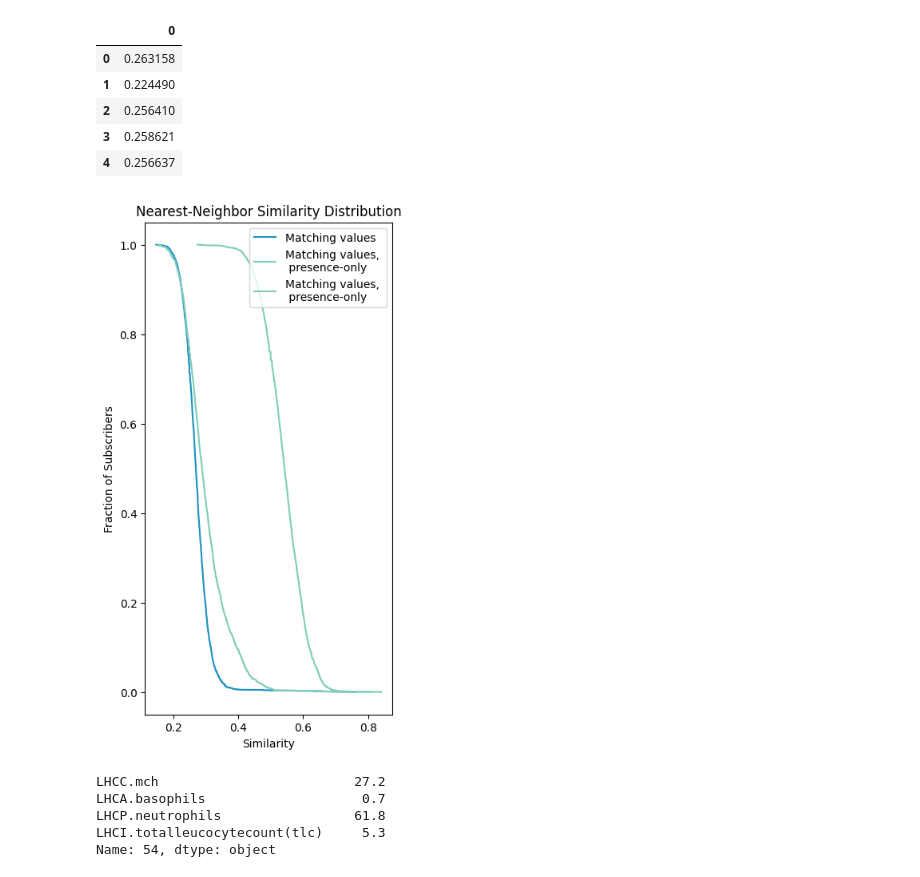
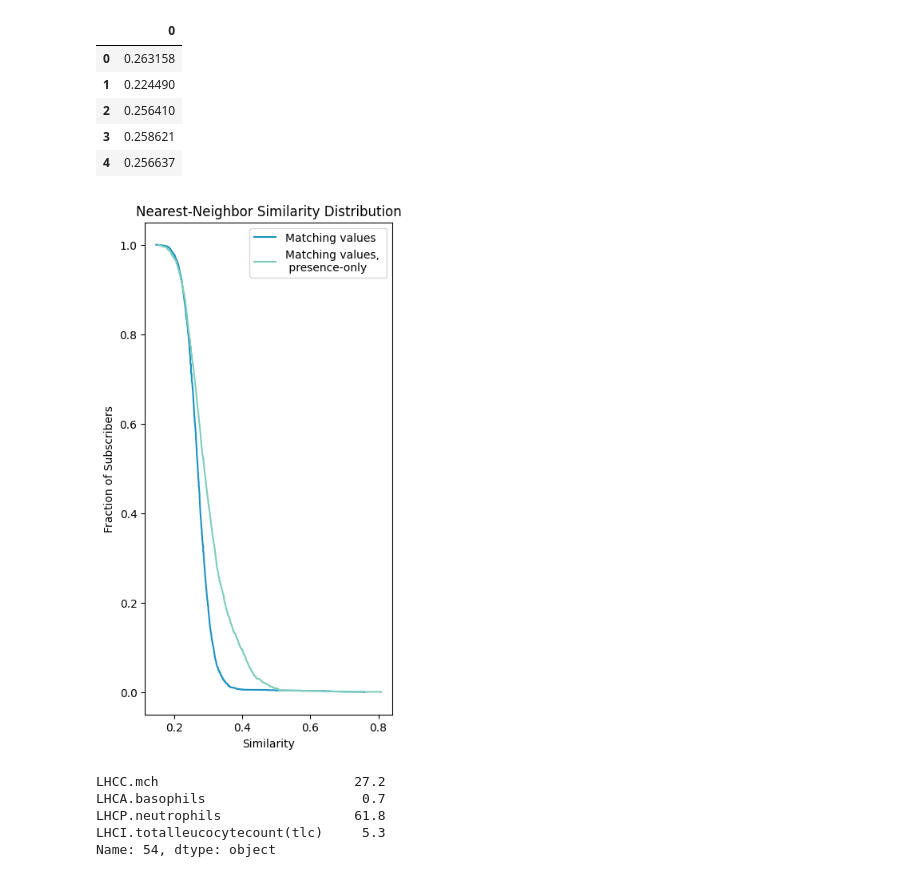
Before and after one commit to kkkarnav/deanonymization, a Jupyter notebook: main.ipynb, the cells around one changed output. Drawn from its saved outputs; the diff is of its cells as text; code cells hidden in the pictures.

```diff
--- a/main.ipynb
+++ b/main.ipynb
@@ -393,24 +327,20 @@ nn.head()
 # %%
 sorted_nn = nn.reset_index().sort_values(by="0", ascending=False)
 fractions = np.arange(1, len(sorted_nn) + 1) / len(sorted_nn)
 
 sorted_nn2 = nn2.reset_index().sort_values(by="0", ascending=False)
 fractions2 = np.arange(1, len(sorted_nn2) + 1) / len(sorted_nn2)
 
-sorted_nn3 = nn3.reset_index().sort_values(by="0", ascending=False)
-fractions3 = np.arange(1, len(sorted_nn3) + 1) / len(sorted_nn3)
-
 plt.figure(figsize=(4, 8))
 plt.plot(sorted_nn["0"].values, fractions, marker='', label='Matching values', color="#1d91c0")
 plt.plot(sorted_nn2["0"].values, fractions, marker='', label='Matching values, \n presence-only', color="#7fcdbb")
-plt.plot(sorted_nn3["0"].values, fractions, marker='', label='Matching values, \n presence-only', color="#7fcdbb")
 plt.xlabel("Similarity")
 plt.ylabel("Fraction of Subscribers")
 plt.title("Nearest-Neighbor Similarity Distribution")
 plt.legend(fontsize=10)
 plt.show()
 # %% [output]
-[figure, old version]
+[figure, new version]
 # %%
 auxillary(df3, 54, 4)
 # %% [output]
```
Also changed, not shown: parts of 87 cells of this notebook, 50 other files.
